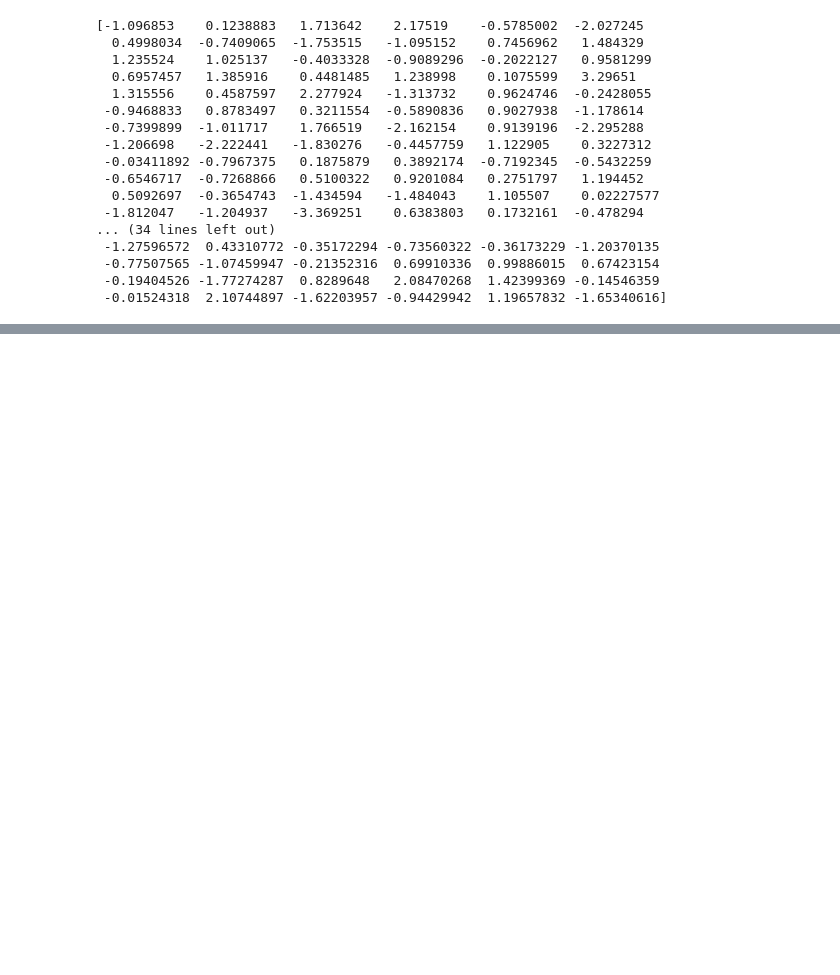
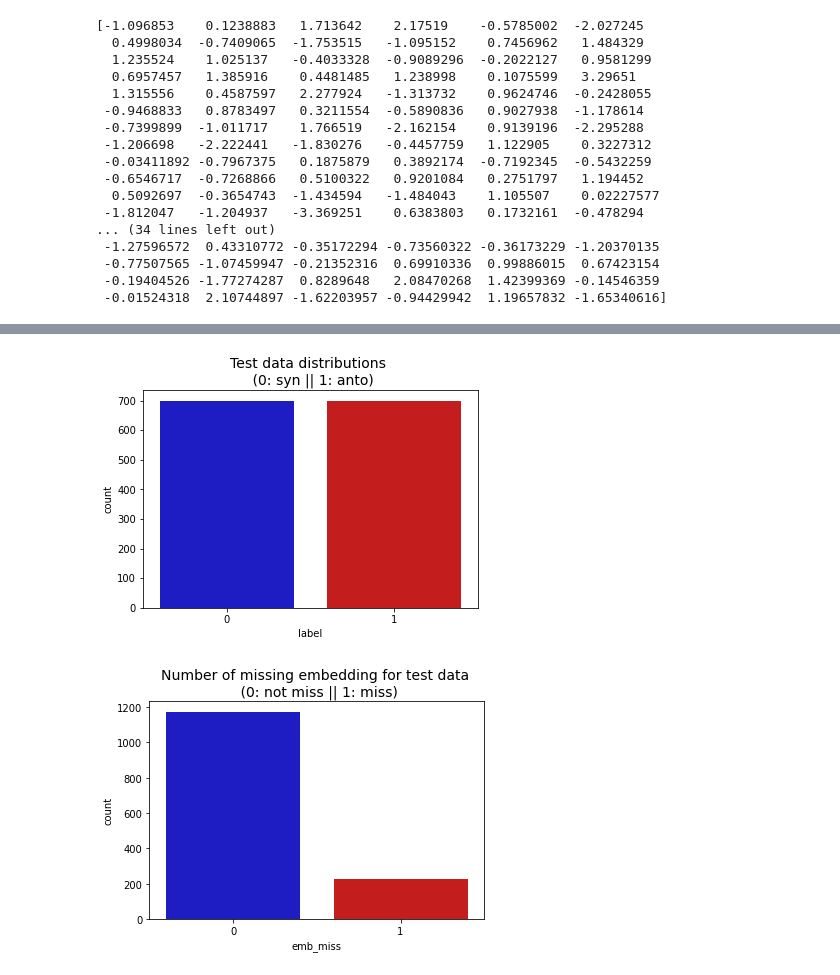
Before and after one commit to superkink3124/Word-Similarity, a Jupyter notebook: task/task3.ipynb, the cells around one changed output, grey strips where cells are left out. Saved outputs shown, nothing was run; the diff lists cells and outputs as text; code cells hidden in the pictures; blank space fills up the shorter version.

Commit message:
[Task 3] fix bugs and add visualization

```diff
--- a/task/task3.ipynb
+++ b/task/task3.ipynb
@@ -125,3 +139,16 @@ X_test
+# %%
+colors = ["#0101DF", "#DF0101"]
+
+sns.countplot(x="label", data=test_data, palette=colors)
+plt.title('Test data distributions \n (0: syn || 1: anto)', fontsize=14)
+plt.show()
+
+sns.countplot(x="emb_miss", data=test_features, palette=colors)
+plt.title('Number of missing embedding for test data \n (0: not miss || 1: miss)', fontsize=14)
+plt.show()
+# %% [output]
+[figure, added]
+[figure, added]
 # %%
 
 #load train data
```
Also changed, not shown: parts of 8 cells of this notebook.
